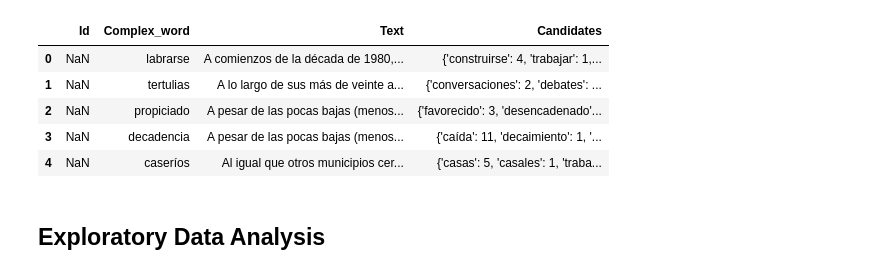
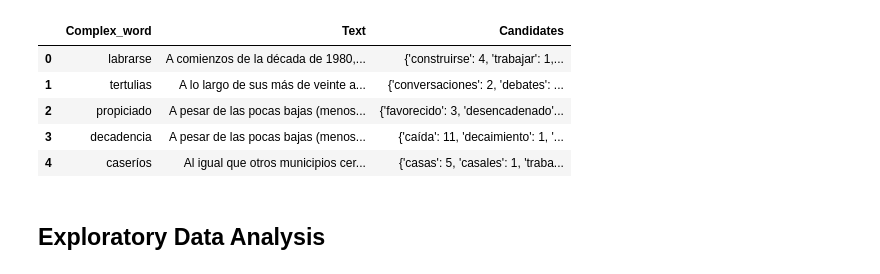
Before and after one commit to Guille-lg/word-simplification-TSAR-2022-submission, a Jupyter notebook: src/text_eda.ipynb, the cells around one changed output. Cells and saved outputs as stored; diff of their text form; code cells hidden in the pictures.

```diff
--- a/src/text_eda.ipynb
+++ b/src/text_eda.ipynb
@@ -8,39 +13,40 @@ import random
 
 def parse_df(file : str) -> pd.DataFrame:
     df = pd.DataFrame(columns=['Id', 'Complex_word', 'Text', 'Candidates'])
 
     with open(file, 'r', encoding='utf-8') as f:
         lines = f.readlines()
         for line in lines:
             line = line.split('\t')
 
             text = line[0]
             complex_word = line[1]
 
             # the rest of the line is the candidates, which will be put in dictionaries. These dictionaries will have the candidate as key and the number of times it appearas as value
             candidates = {}
             for candidate in line[2:]:
                 candidate = candidate.strip()
                 if candidate in candidates:
                     candidates[candidate] += 1
                 else:
                     candidates[candidate] = 1
 
             # add new row to the dataframe
             new_df = pd.DataFrame([[complex_word, text, candidates]], columns=['Complex_word', 'Text', 'Candidates'])
             df = pd.concat([df, new_df], ignore_index=True)
 
     return df
 
 df = parse_df('../data/tsar2022_es_test_gold.tsv')
+df.drop(columns=['Id'], inplace=True)
 df.head()
 # %% [output]
-|  | Id | Complex_word | Text | Candidates |
-| 0 | NaN | labrarse | A comienzos de la década de 1980,... | {'construirse': 4, 'trabajar': 1,... |
-| 1 | NaN | tertulias | A lo largo de sus más de veinte a... | {'conversaciones': 2, 'debates': ... |
-| 2 | NaN | propiciado | A pesar de las pocas bajas (menos... | {'favorecido': 3, 'desencadenado'... |
-| 3 | NaN | decadencia | A pesar de las pocas bajas (menos... | {'caída': 11, 'decaimiento': 1, '... |
-| 4 | NaN | caseríos | Al igual que otros municipios cer... | {'casas': 5, 'casales': 1, 'traba... |
+|  | Complex_word | Text | Candidates |
+| 0 | labrarse | A comienzos de la década de 1980,... | {'construirse': 4, 'trabajar': 1,... |
+| 1 | tertulias | A lo largo de sus más de veinte a... | {'conversaciones': 2, 'debates': ... |
+| 2 | propiciado | A pesar de las pocas bajas (menos... | {'favorecido': 3, 'desencadenado'... |
+| 3 | decadencia | A pesar de las pocas bajas (menos... | {'caída': 11, 'decaimiento': 1, '... |
+| 4 | caseríos | Al igual que otros municipios cer... | {'casas': 5, 'casales': 1, 'traba... |
 # %% [markdown]
 ## Exploratory Data Analysis
 # %% [markdown]
```
Also changed, not shown: parts of 13 cells of this notebook, 14 other files.
